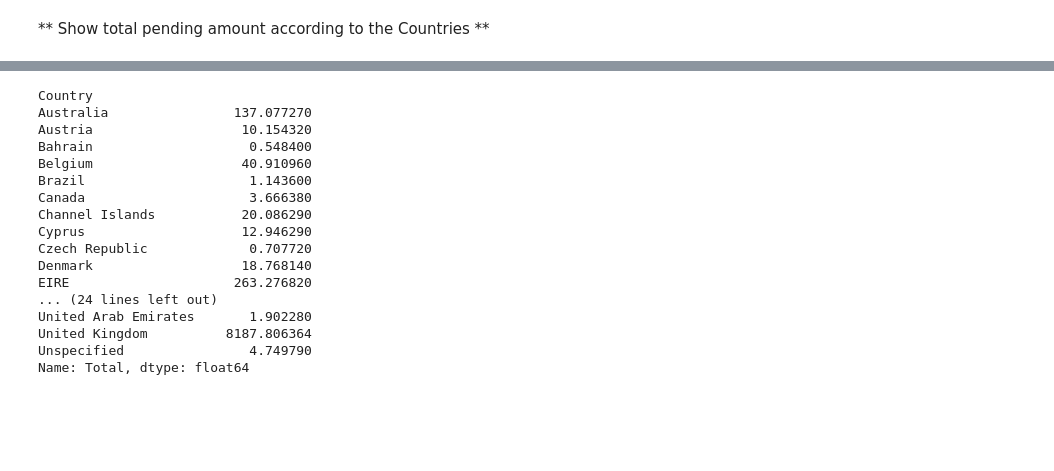
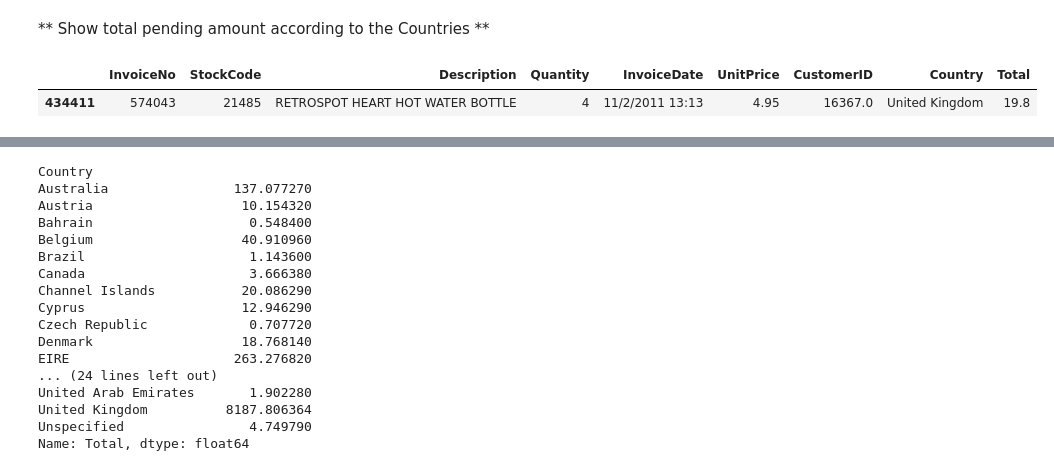
Before and after one commit to bulent-1111/Data_Science, a Jupyter notebook: Assignment/Assignment2_Student.ipynb, the cells around one changed output, grey strips where cells are left out. Cells and saved outputs as stored; diff of their text form; code cells hidden in the pictures; blank space fills up the shorter version.

```diff
--- a/Assignment/Assignment2_Student.ipynb
+++ b/Assignment/Assignment2_Student.ipynb
@@ -102,0 +116,3 @@ dtype: int64
+# %%
+ecom['Total'] = ecom['UnitPrice'] * ecom['Quantity']
+ecom['Total']
@@ -116,3 +145,8 @@ dtype: int64
 Name: Total, Length: 541909, dtype: float64
 # %% [markdown]
 ** Show total pending amount according to the Countries **
+# %%
+ecom.sample()
+# %% [output]
+|  | InvoiceNo | StockCode | Description | Quantity | InvoiceDate | UnitPrice | CustomerID | Country | Total |
+| 434411 | 574043 | 21485 | RETROSPOT HEART HOT WATER BOTTLE | 4 | 11/2/2011 13:13 | 4.95 | 16367.0 | United Kingdom | 19.8 |
```
Also changed, not shown: parts of 23 cells of this notebook, 6 other files.
